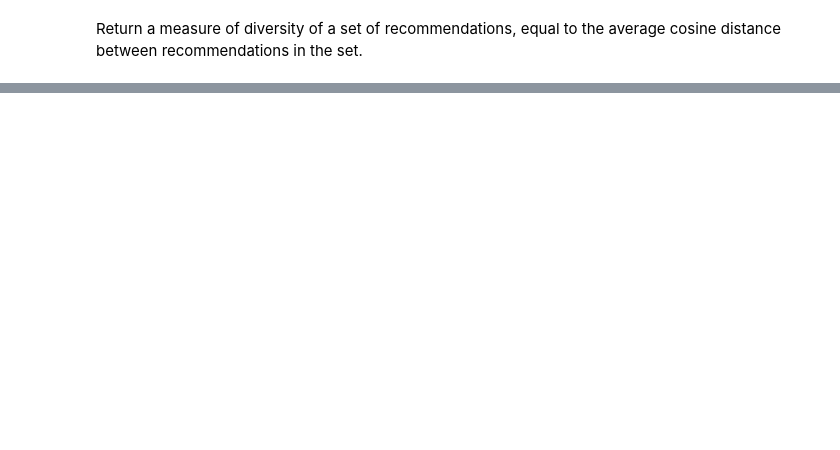
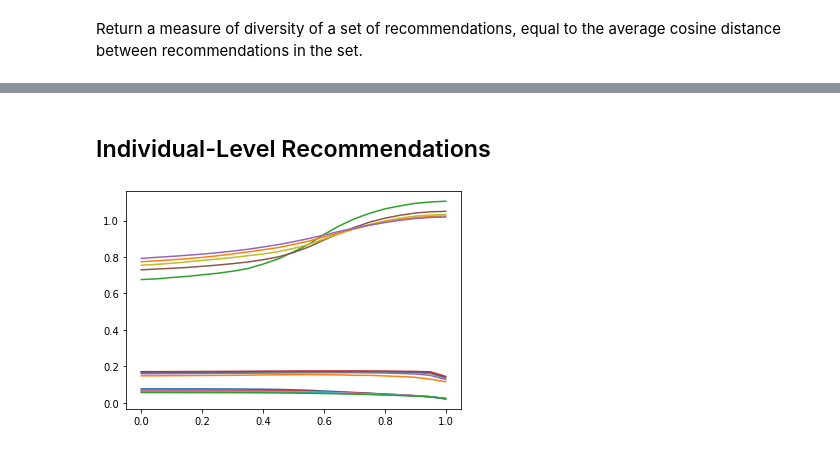
Before and after one commit to kennylpeng/diverse_recommendations, a Jupyter notebook: goodreads_experiment.ipynb, the cells around one changed output, grey strips where cells are left out. Drawn from its saved outputs; the diff is of its cells as text; code cells hidden in the pictures; blank space fills up the shorter version.

```diff
--- a/goodreads_experiment.ipynb
+++ b/goodreads_experiment.ipynb
@@ -223,0 +175,50 @@ Make plot.
+# %% [markdown]
+## Individual-Level Recommendations
+# %%
+# unnormalized book vectors
+vector_dots = book_vectors @ np.array([normalize(v) for v in book_vectors]).T
+users = [i for i in range(1000) if np.sum(interactions[i]) >= 20]
+
+accs_means_n = []
+utils_means_n = []
+divs_means_n = []
+utilmax_lam_n = []
+
+train_test_moods = [get_train_test(user, 10, 10) for user in users]
+
+for n in [10, 20, 30, 40, 50]:
+    accs_means = []
+    utils_means = []
+    divs_means = []
+
+    lams = np.arange(0, 1.05, 0.05)
+    for lam in lams:
+        accs = []
+        utils = []
+        divs = []
+
+        for train_moods, test_moods in train_test_moods:
+            recs = get_recommendations(train_moods, vector_dots, n, lam=lam)
+            divs.append(diversity(recs, book_vector_dots))
+
+            for test_mood in test_moods:
+                acc, utility = evaluate(recs, test_mood, vector_dots)
+                accs.append(acc)
+                utils.append(utility)
+
+        accs_means.append(np.mean(accs))
+        utils_means.append(np.mean(utils))
+        divs_means.append(np.mean(divs))
+
+    plt.plot(lams, accs_means)
+    plt.plot(lams, utils_means)
+    plt.plot(lams, divs_means)
+
+    utilmax_lam_arg = np.argmax(utils_means)
+    utilmax_lam_n.append(utilmax_lam_arg)
+
+    accs_means_n.append(accs_means)
+    utils_means_n.append(utils_means)
+    divs_means_n.append(divs_means)
+# %% [output]
+[figure, added]
```
Also changed, not shown: parts of 28 cells of this notebook, 1 other file.
